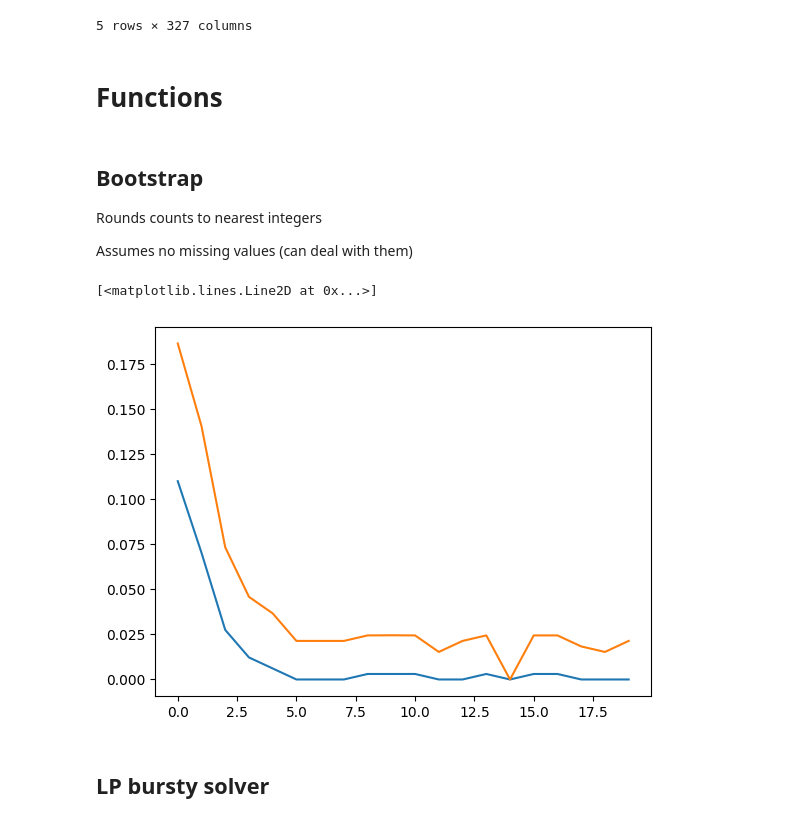
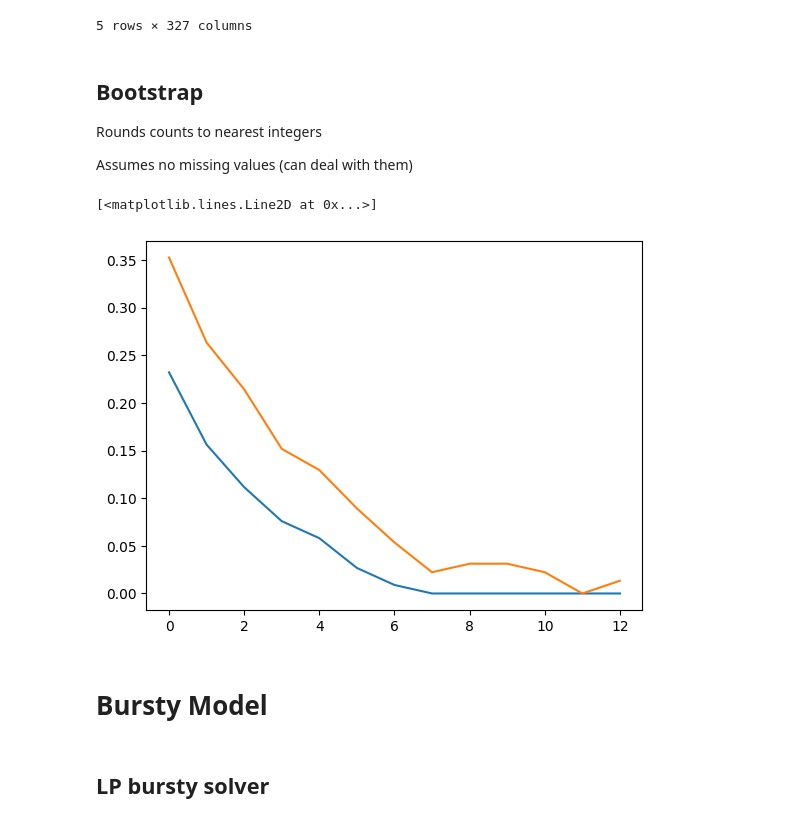
Before and after one commit to willjgh/M4R, a Jupyter notebook: raw_count_analysis.ipynb, the cells around one changed output. Drawn from its saved outputs; the diff is of its cells as text; code cells hidden in the pictures.

```diff
--- a/raw_count_analysis.ipynb
+++ b/raw_count_analysis.ipynb
@@ -10,0 +73,8 @@ from gurobipy import GRB
+# %%
+# select rows with mean above 1
+print(f"Old sizes: \n{data_cast_concat.shape} \n{data_cast_mesc.shape} \n{data_c57_concat.shape} \n{data_c57_mesc.shape}")
+data_cast_concat = data_cast_concat.loc[data_cast_concat.mean(axis=1) > 1]
+data_cast_mesc = data_cast_mesc.loc[data_cast_mesc.mean(axis=1) > 1]
+data_c57_concat = data_c57_concat.loc[data_c57_concat.mean(axis=1) > 1]
+data_c57_mesc = data_c57_mesc.loc[data_c57_mesc.mean(axis=1) > 1]
+print(f"New sizes: \n{data_cast_concat.shape} \n{data_cast_mesc.shape} \n{data_c57_concat.shape} \n{data_c57_mesc.shape}")
@@ -10,0 +92,11 @@ from gurobipy import GRB
+# %%
+# find number / percentage of missing values per row
+fix, ax = plt.subplots(2,2)
+for i, data in enumerate([data_cast_concat, data_cast_mesc, data_c57_concat, data_c57_mesc]):
+    num_missing = data.isna().sum(axis=1)
+    per_missing = 100 * num_missing / data.shape[1]
+    ax[i // 2, i % 2].hist(per_missing, bins=100);
+    ax[i //2, i % 2].set_ylabel("Frequency")
+    ax[i // 2, i % 2].set_xlabel("Missing values in row (%)")
+    num = per_missing[per_missing > 25].count()
+    print(f"{num} genes with > 25% missing values")
@@ -10,0 +109,7 @@ from gurobipy import GRB
+# %%
+# remove genes with large proportion of missing values
+data_cast_concat = data_cast_concat[100 * data_cast_concat.isna().sum(axis=1) / data_cast_concat.shape[1] < 25]
+data_cast_mesc = data_cast_mesc[100 * data_cast_mesc.isna().sum(axis=1) / data_cast_mesc.shape[1] < 25]
+data_c57_concat = data_c57_concat[100 * data_c57_concat.isna().sum(axis=1) / data_c57_concat.shape[1] < 25]
+data_c57_mesc = data_c57_mesc[100 * data_c57_mesc.isna().sum(axis=1) / data_c57_mesc.shape[1] < 25]
+print(f"New sizes: \n{data_cast_concat.shape} \n{data_cast_mesc.shape} \n{data_c57_concat.shape} \n{data_c57_mesc.shape}")
@@ -71,8 +182,6 @@ Size: (24826, 327)
 | ENSMUSG00000000056 | 0.000000 | 0.00000 | 0.00000 | 26.151484 | 0.00000 | 0.000000 | ... |
 | ENSMUSG00000000058 | 0.000000 | 0.00000 | 0.00000 | 0.000000 | 0.00000 | 16.655895 | ... |
 5 rows × 327 columns
-# %% [markdown]
-# Functions
 # %% [markdown]
 ## Bootstrap
 
@@ -101,11 +210,11 @@ def bootstrap_data_optim(samples, N, plot=False, printing=False, drop_missing=Fa
     # samples = pd.Series(samples)
 
     # drop missing values
-    # if drop_missing:
-    #    samples = samples.dropna()
+    if drop_missing:
+        samples = samples.dropna()
     # replace with 0
-    # else:
-    #    samples = samples.fillna(value=0.0)
+    else:
+        samples = samples.fillna(value=0.0)
 
     # change to int
     samples = samples.astype('int64')
@@ -142,19 +251,21 @@ def bootstrap_data_optim(samples, N, plot=False, printing=False, drop_missing=Fa
     return intervals
 # %%
 # select a sample from a gene (row of the dataset)
-test_sample = data_2.iloc[0]
+test_sample = data_cast_concat.iloc[0]
 
 # bootstrap
 test_intervals = bootstrap_data_optim(samples=test_sample, N=1000, plot=False, printing=False)
 
-# plot first 10 resulting bounds
+# plot resulting bounds
 lb = [t_int[0] for t_int in test_intervals]
 ub = [t_int[1] for t_int in test_intervals]
-plt.plot(lb[:20])
-plt.plot(ub[:20])
+plt.plot(lb)
+plt.plot(ub)
 # %% [output]
 [<matplotlib.lines.Line2D at 0x...>]
-[figure, old version]
+[figure, new version]
+# %% [markdown]
+# Bursty Model
 # %% [markdown]
 ## LP bursty solver
 # %%
```
Also changed, not shown: parts of 36 cells of this notebook.
